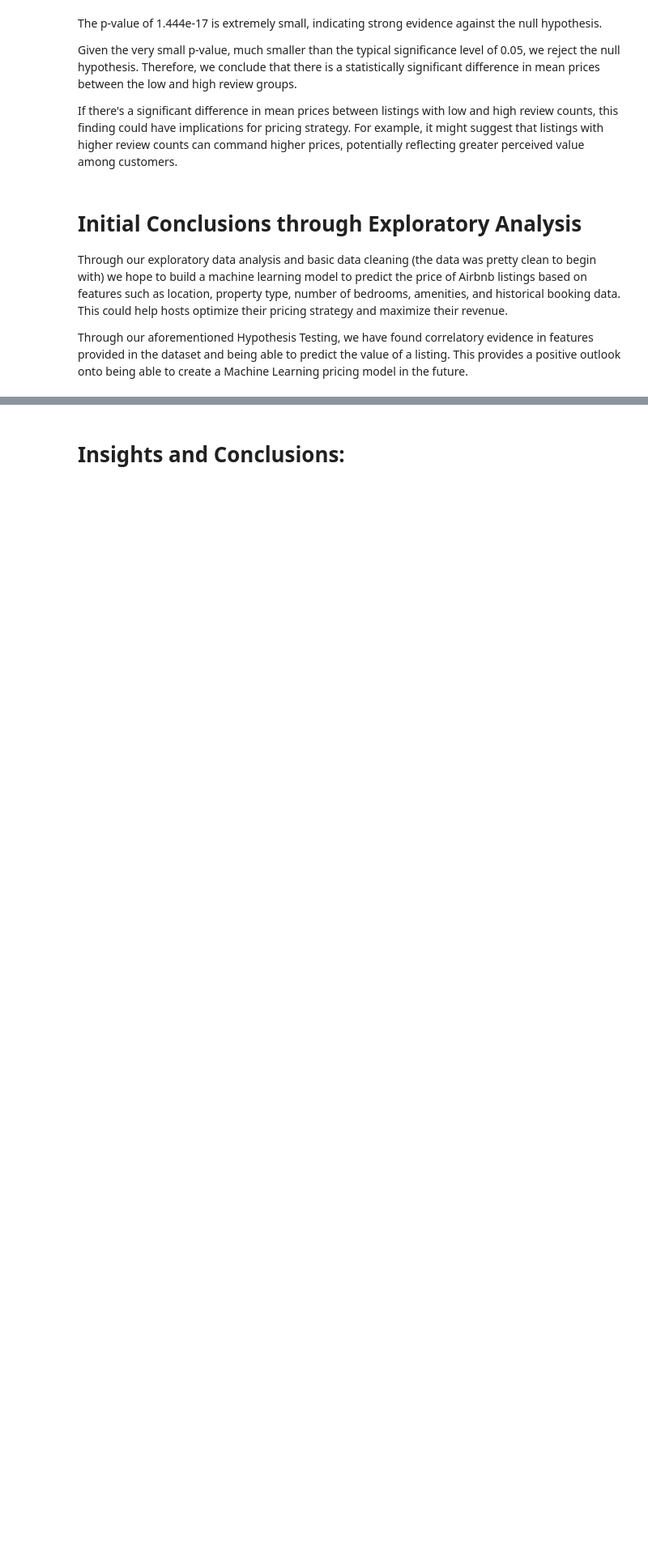
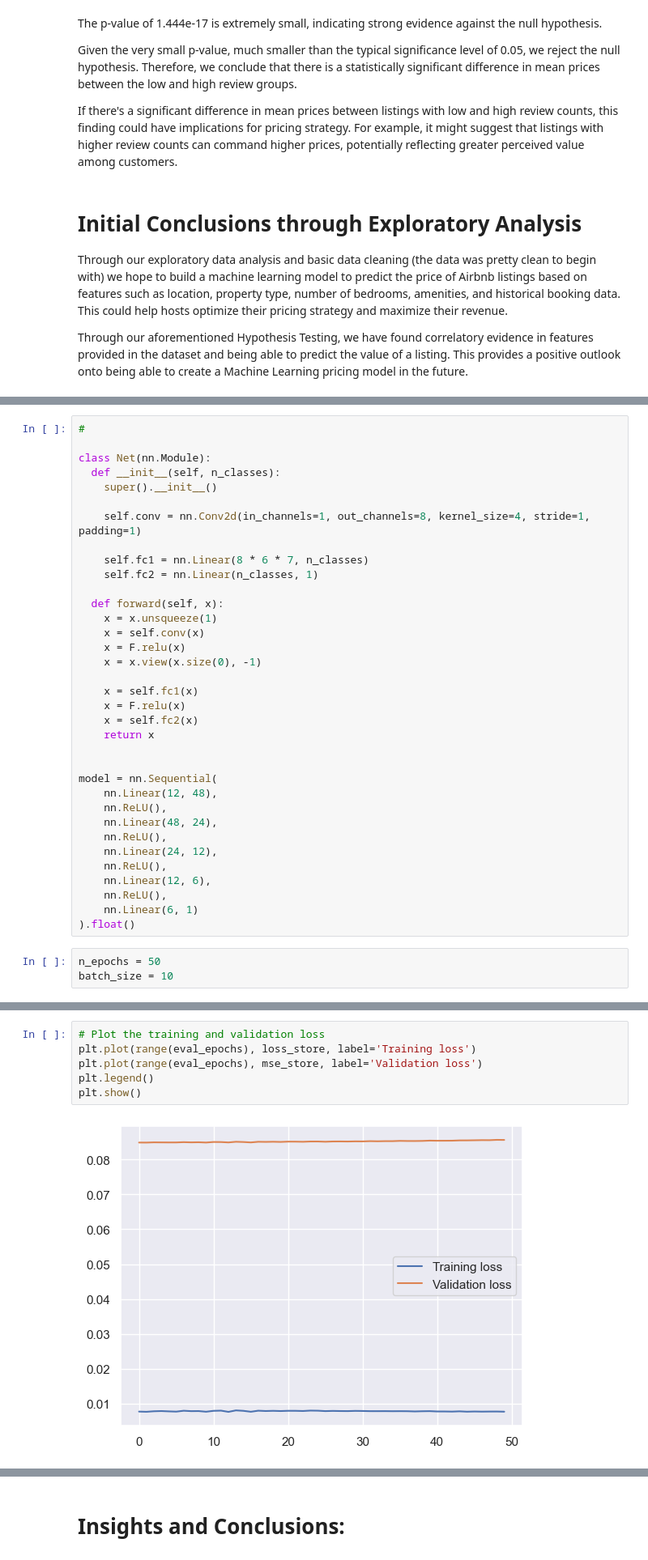
Before and after one commit to LamarTheQB/data_science_case_study, a Jupyter notebook: final_ntbk.ipynb, the cells around one changed output, grey strips where cells are left out. Shown at 81% size. Cells and saved outputs as stored; diff of their text form; blank space fills up the shorter version.

```diff
--- a/final_ntbk.ipynb
+++ b/final_ntbk.ipynb
@@ -479,0 +303,38 @@ print(f"Accuracy: {accuracy}")
+# %%
+#
+
+class Net(nn.Module):
+  def __init__(self, n_classes):
+    super().__init__()
+
+    self.conv = nn.Conv2d(in_channels=1, out_channels=8, kernel_size=4, stride=1, padding=1)
+
+    self.fc1 = nn.Linear(8 * 6 * 7, n_classes)
+    self.fc2 = nn.Linear(n_classes, 1)
+
+  def forward(self, x):
+    x = x.unsqueeze(1)
+    x = self.conv(x)
+    x = F.relu(x)
+    x = x.view(x.size(0), -1)
+
+    x = self.fc1(x)
+    x = F.relu(x)
+    x = self.fc2(x)
+    return x
+
+
+model = nn.Sequential(
+    nn.Linear(12, 48),
+    nn.ReLU(),
+    nn.Linear(48, 24),
+    nn.ReLU(),
+    nn.Linear(24, 12),
+    nn.ReLU(),
+    nn.Linear(12, 6),
+    nn.ReLU(),
+    nn.Linear(6, 1)
+).float()
+# %%
+n_epochs = 50
+batch_size = 10
@@ -479,0 +479,8 @@ print(f"Accuracy: {accuracy}")
+# %%
+# Plot the training and validation loss
+plt.plot(range(eval_epochs), loss_store, label='Training loss')
+plt.plot(range(eval_epochs), mse_store, label='Validation loss')
+plt.legend()
+plt.show()
+# %% [output]
+[figure, added]
```
Also changed, not shown: parts of 21 cells of this notebook, 1 other file.
